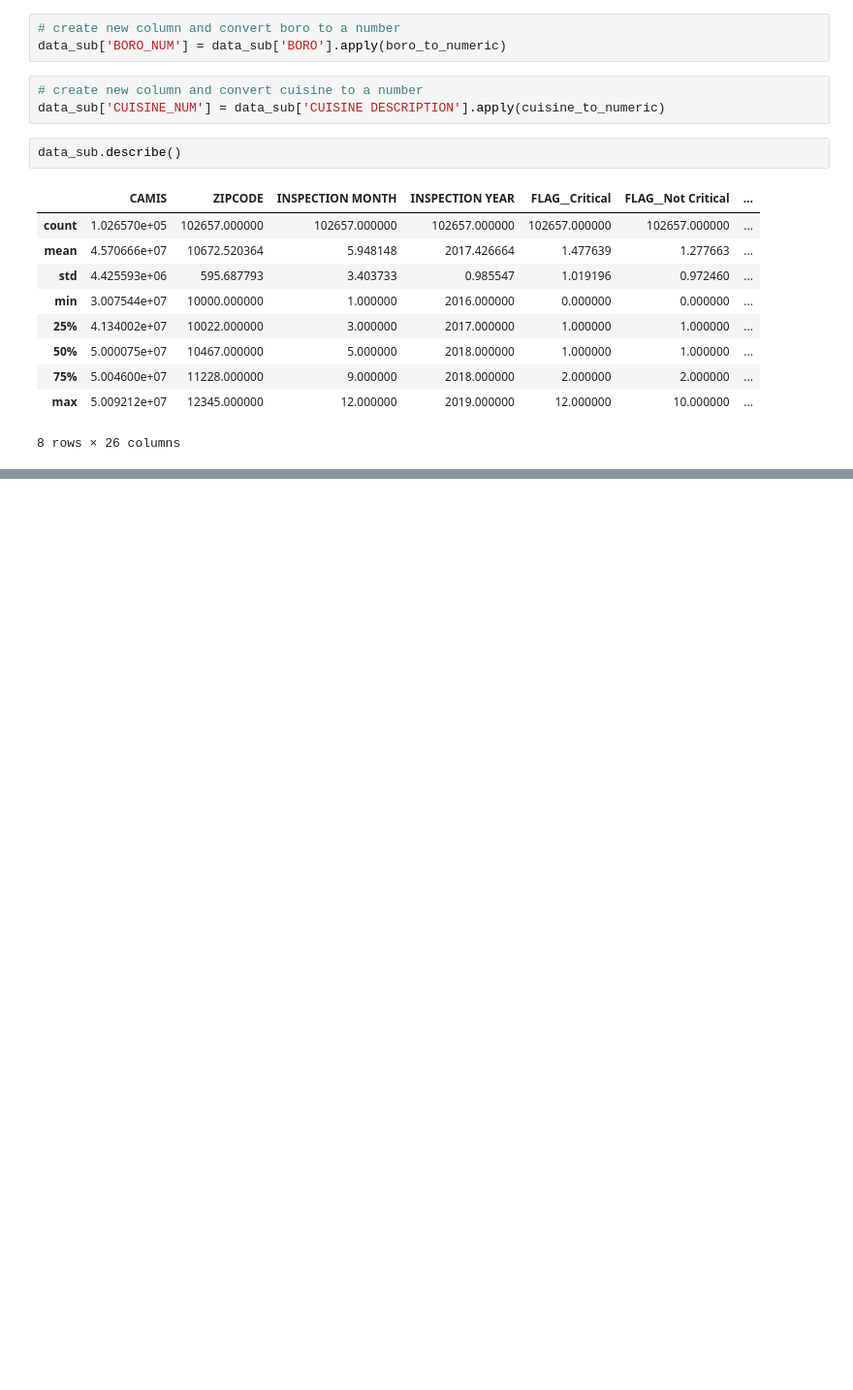
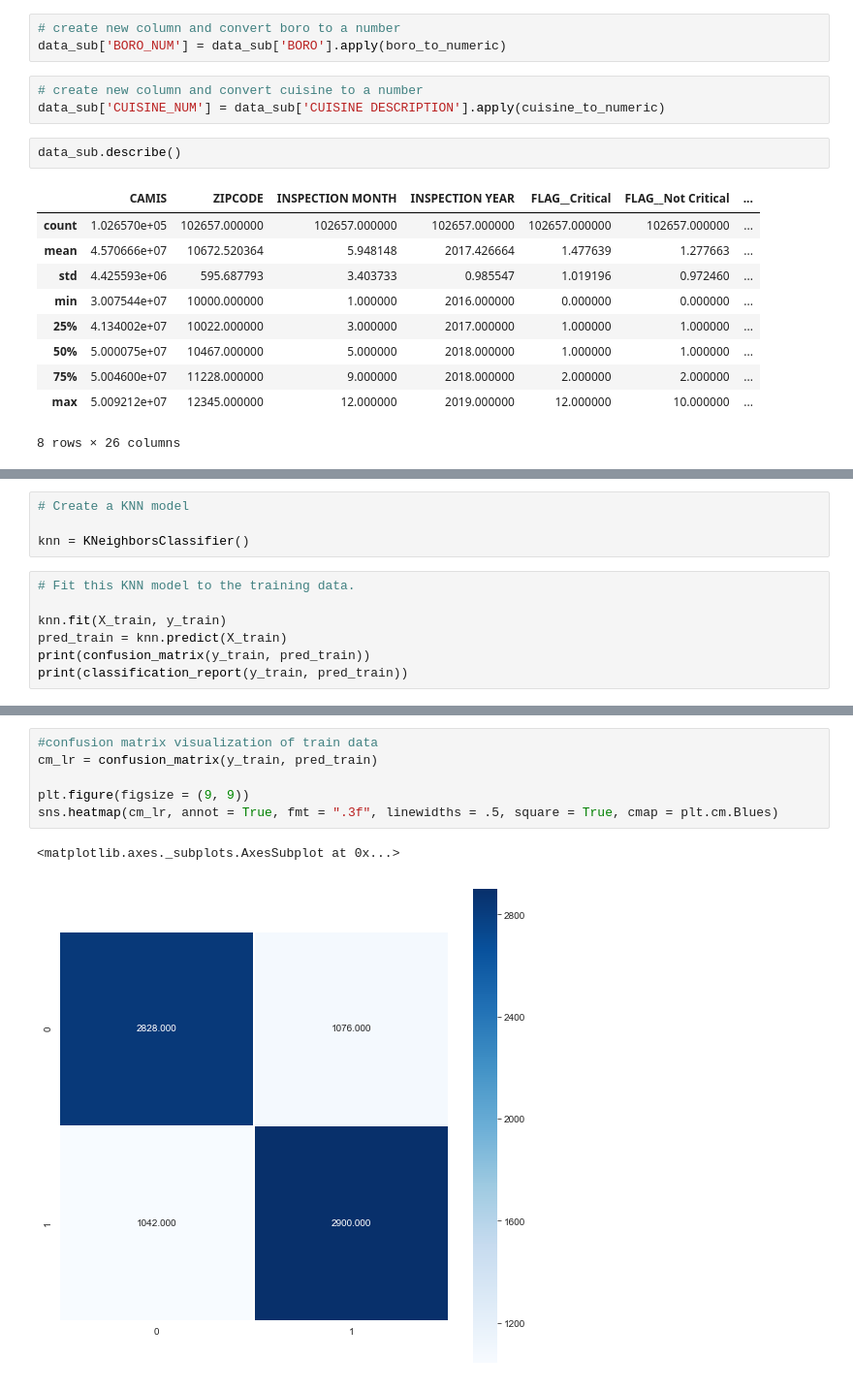
Before and after one commit to deep22kar/random-forest, a Jupyter notebook: EDA.ipynb, the cells around one changed output, grey strips where cells are left out. Shown: that part at 97% size. Cells and saved outputs as stored; diff of their text form; blank space fills up the shorter version.

```diff
--- a/EDA.ipynb
+++ b/EDA.ipynb
@@ -492,0 +575,11 @@ X_train, X_test, y_train, y_test = train_test_split(X, y)
+# %%
+# Create a KNN model
+
+knn = KNeighborsClassifier()
+# %%
+# Fit this KNN model to the training data.
+
+knn.fit(X_train, y_train)
+pred_train = knn.predict(X_train)
+print(confusion_matrix(y_train, pred_train))
+print(classification_report(y_train, pred_train))
@@ -492,0 +597,9 @@ X_train, X_test, y_train, y_test = train_test_split(X, y)
+# %%
+#confusion matrix visualization of train data
+cm_lr = confusion_matrix(y_train, pred_train)
+
+plt.figure(figsize = (9, 9))
+sns.heatmap(cm_lr, annot = True, fmt = ".3f", linewidths = .5, square = True, cmap = plt.cm.Blues)
+# %% [output]
+<matplotlib.axes._subplots.AxesSubplot at 0x...>
+[figure, added]
```
Also changed, not shown: parts of 51 cells of this notebook.
